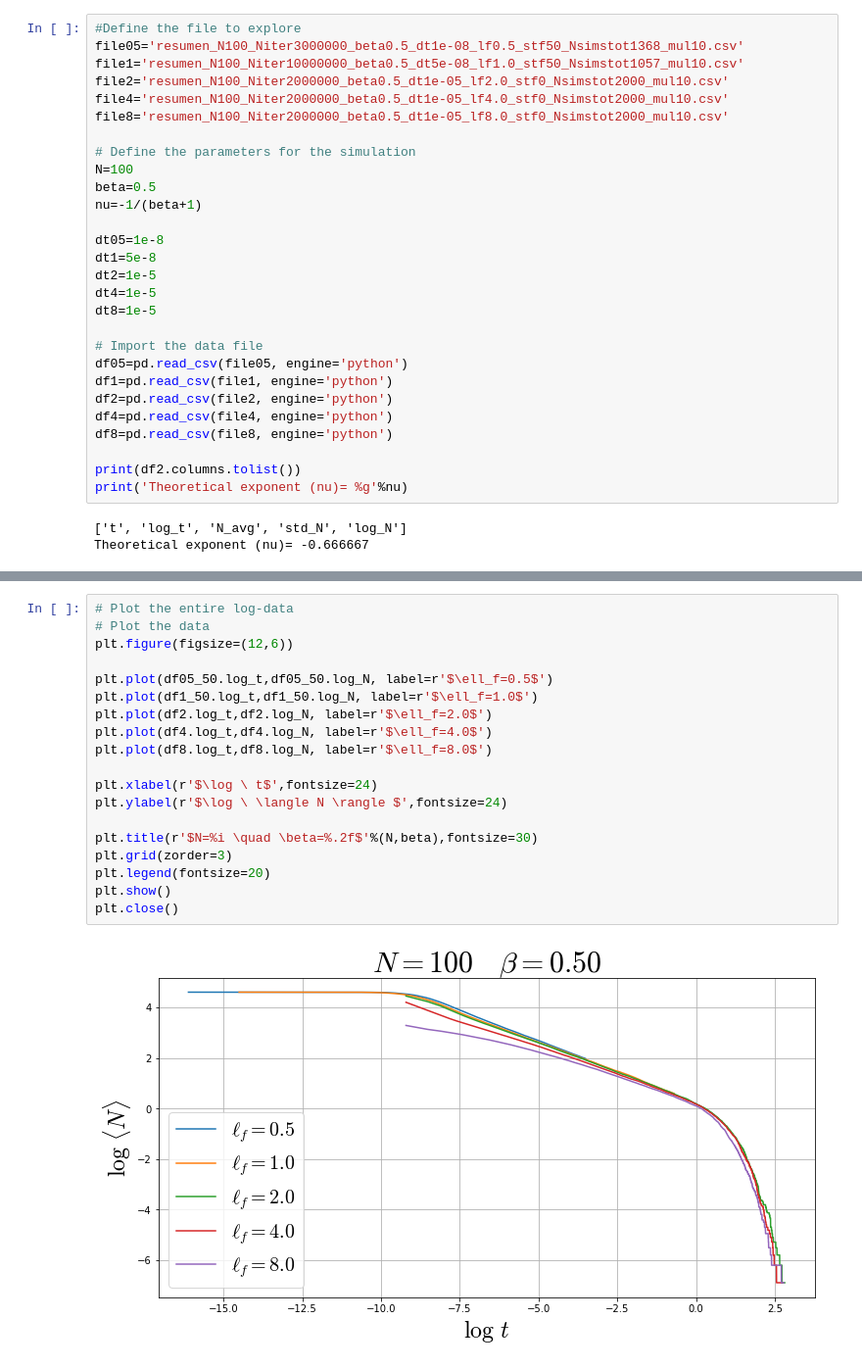
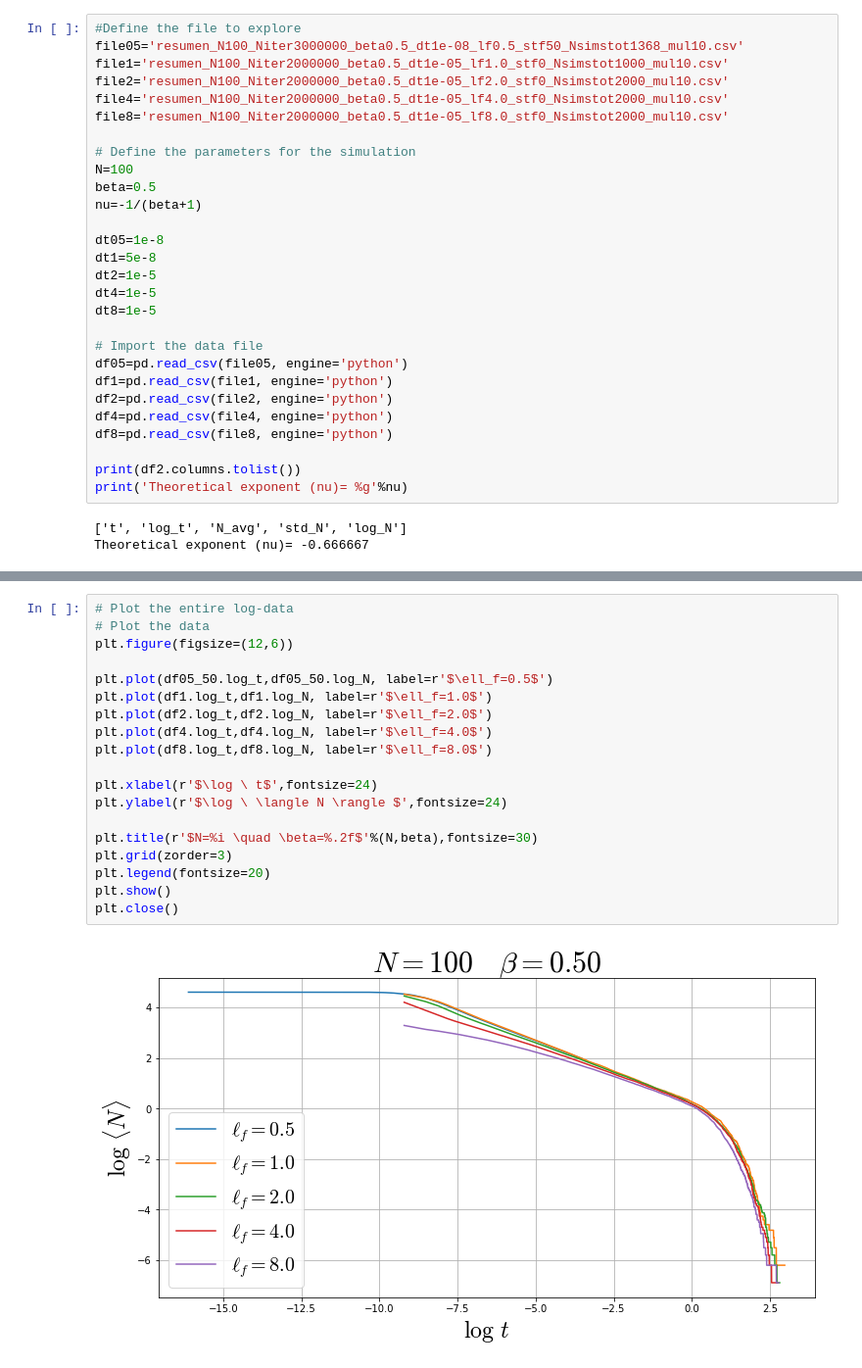
Before and after one commit to GabrielTellez/ARTICLE-SIMULATION, a Jupyter notebook: res/dt_ok/BETA=0.5/ALL_BETA=0.5.ipynb, the cells around one changed output, grey strips where cells are left out. Shown: that part at 98% size. Drawn from its saved outputs; the diff is of its cells as text.

```diff
--- a/res/dt_ok/BETA=0.5/ALL_BETA=0.5.ipynb
+++ b/res/dt_ok/BETA=0.5/ALL_BETA=0.5.ipynb
@@ -11,7 +11,7 @@ mpl.rcParams.update({'errorbar.capsize': 2})
 # %%
 #Define the file to explore
 file05='resumen_N100_Niter3000000_beta0.5_dt1e-08_lf0.5_stf50_Nsimstot1368_mul10.csv'
-file1='resumen_N100_Niter10000000_beta0.5_dt5e-08_lf1.0_stf50_Nsimstot1057_mul10.csv'
+file1='resumen_N100_Niter2000000_beta0.5_dt1e-05_lf1.0_stf0_Nsimstot1000_mul10.csv'
 file2='resumen_N100_Niter2000000_beta0.5_dt1e-05_lf2.0_stf0_Nsimstot2000_mul10.csv'
 file4='resumen_N100_Niter2000000_beta0.5_dt1e-05_lf4.0_stf0_Nsimstot2000_mul10.csv'
 file8='resumen_N100_Niter2000000_beta0.5_dt1e-05_lf8.0_stf0_Nsimstot2000_mul10.csv'
@@ -57,21 +51,21 @@ df05_50['log_t']=np.log(df05_50['t'])
 # %%
 # Plot the entire log-data
 # Plot the data
 plt.figure(figsize=(12,6))
 
 plt.plot(df05_50.log_t,df05_50.log_N, label=r'$\ell_f=0.5$')
-plt.plot(df1_50.log_t,df1_50.log_N, label=r'$\ell_f=1.0$')
+plt.plot(df1.log_t,df1.log_N, label=r'$\ell_f=1.0$')
 plt.plot(df2.log_t,df2.log_N, label=r'$\ell_f=2.0$')
 plt.plot(df4.log_t,df4.log_N, label=r'$\ell_f=4.0$')
 plt.plot(df8.log_t,df8.log_N, label=r'$\ell_f=8.0$')
 
 plt.xlabel(r'$\log \ t$',fontsize=24)
 plt.ylabel(r'$\log \ \langle N \rangle $',fontsize=24)
 
 plt.title(r'$N=%i \quad \beta=%.2f$'%(N,beta),fontsize=30)
 plt.grid(zorder=3)
 plt.legend(fontsize=20)
 plt.show()
 plt.close()
 # %% [output]
-[figure, old version]
+[figure, new version]
```
Also changed, not shown: parts of 5 cells of this notebook, 22 other files.
